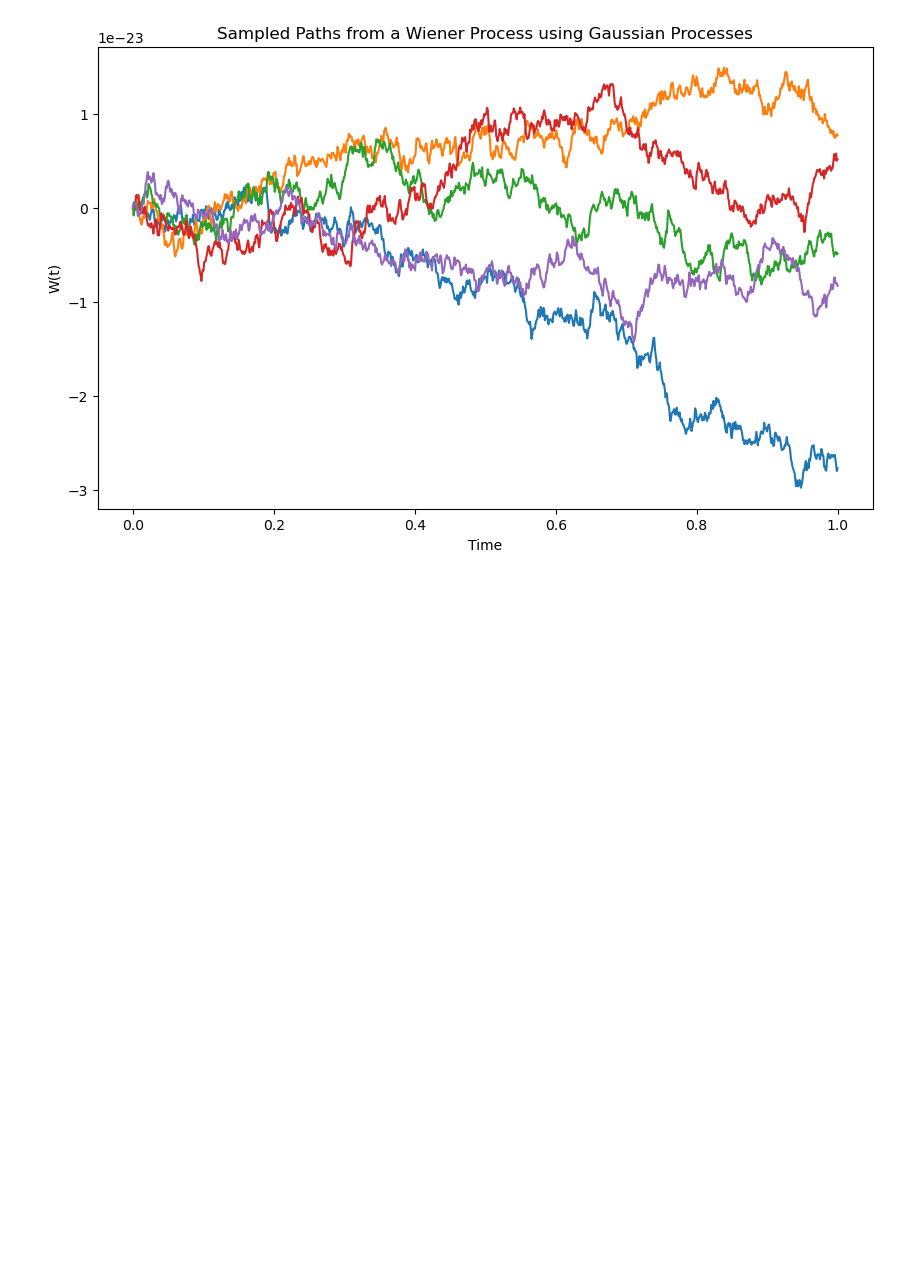
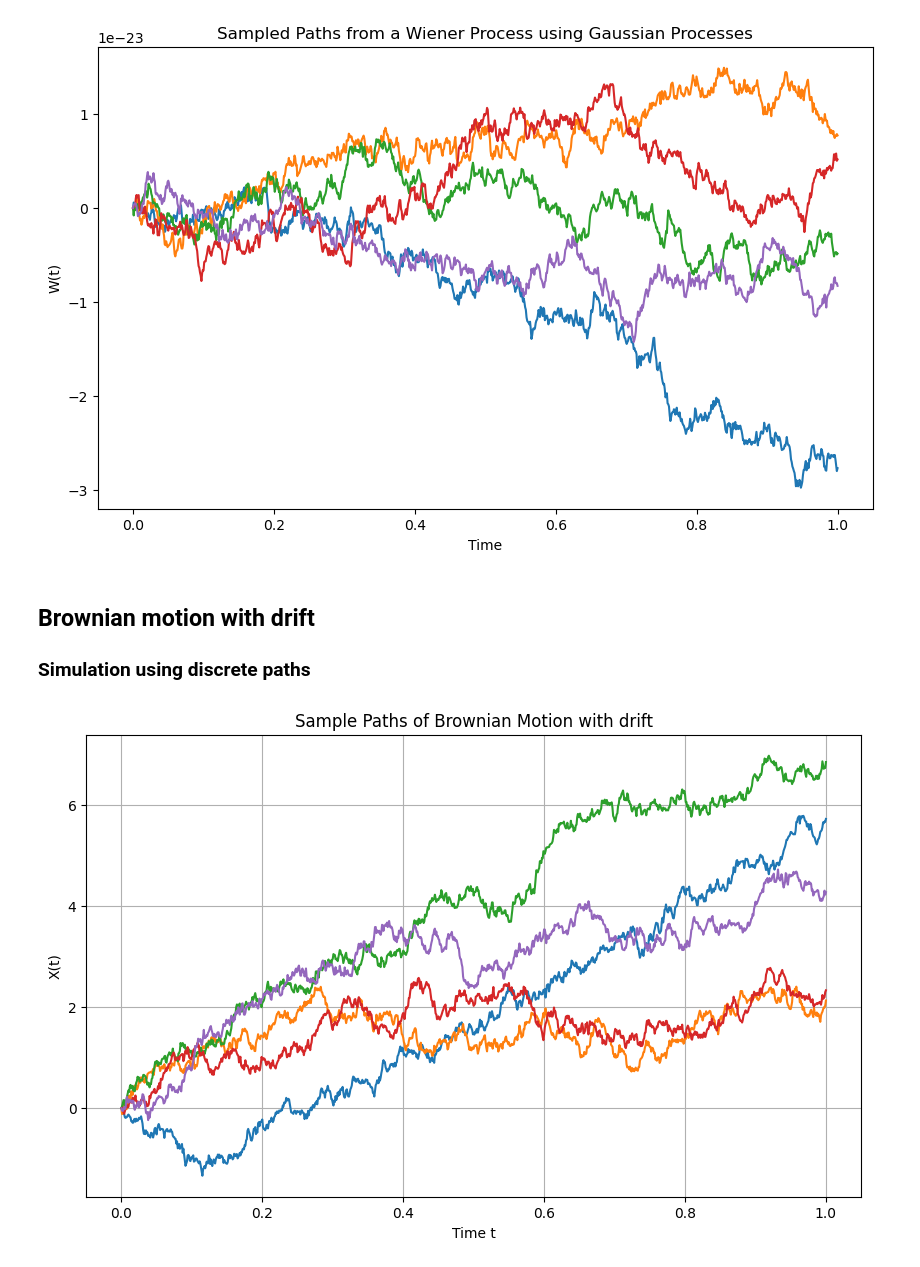
Before and after one commit to xaviweise/aaat, a Jupyter notebook: _build/jupyter_execute/notebooks/stochastic_calculus.ipynb, the cells around one changed output. Drawn from its saved outputs; the diff is of its cells as text; code cells hidden in the pictures; blank space fills up the shorter version.

Commit message:
jump processes and more

```diff
--- a/_build/jupyter_execute/notebooks/stochastic_calculus.ipynb
+++ b/_build/jupyter_execute/notebooks/stochastic_calculus.ipynb
@@ -150,2 +150,42 @@ plt.show()
 # %% [output]
 [figure]
+# %% [markdown]
+## Brownian motion with drift
+### Simulation using discrete paths
+# %%
+import matplotlib.pyplot as plt
+import numpy as np
+
+# Set the parameters for Brownian motion with drift and volatility
+T = 1.0    # total time
+n = 1000   # number of steps
+dt = T / n  # time increment
+t = np.linspace(0, T, n+1)  # time points
+
+# Brownian motion parameters
+mu = 5    # drift
+sigma = 2.0  # volatility
+
+# Number of paths to simulate
+num_paths = 5
+
+# Set up the plot
+plt.figure(figsize=(10, 6))
+
+# Simulate multiple paths
+for _ in range(num_paths):
+    X = np.zeros(n+1)  # Initialize the process for each path
+    for i in range(n):
+        X[i+1] = X[i] + mu * dt + sigma * np.sqrt(dt) * np.random.randn()
+    plt.plot(t, X, label=f'Path {_+1}')
+
+# Customize the plot
+plt.title('Sample Paths of Brownian Motion with drift')
+plt.xlabel('Time t')
+plt.ylabel('X(t)')
+plt.grid(True)
+
+# Show the plot
+plt.show()
+# %% [output]
+[figure, added]
```
Also changed, not shown: parts of 19 cells of this notebook, 41 other files.
